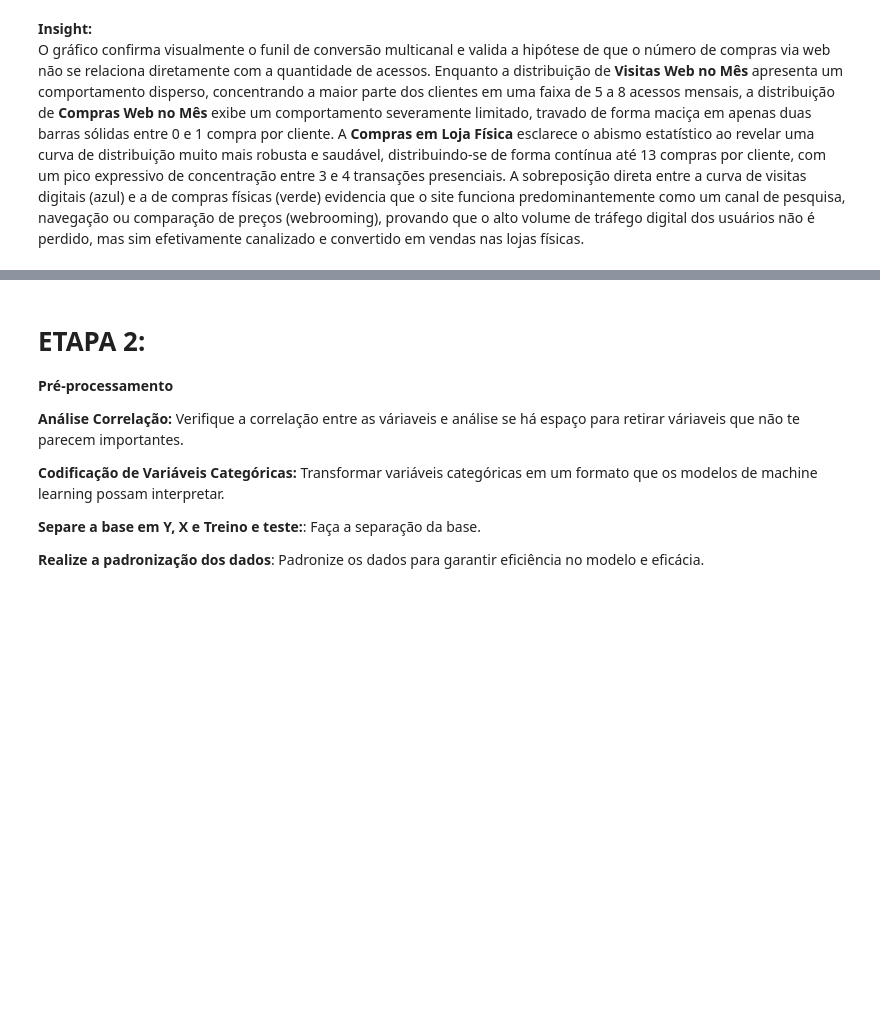
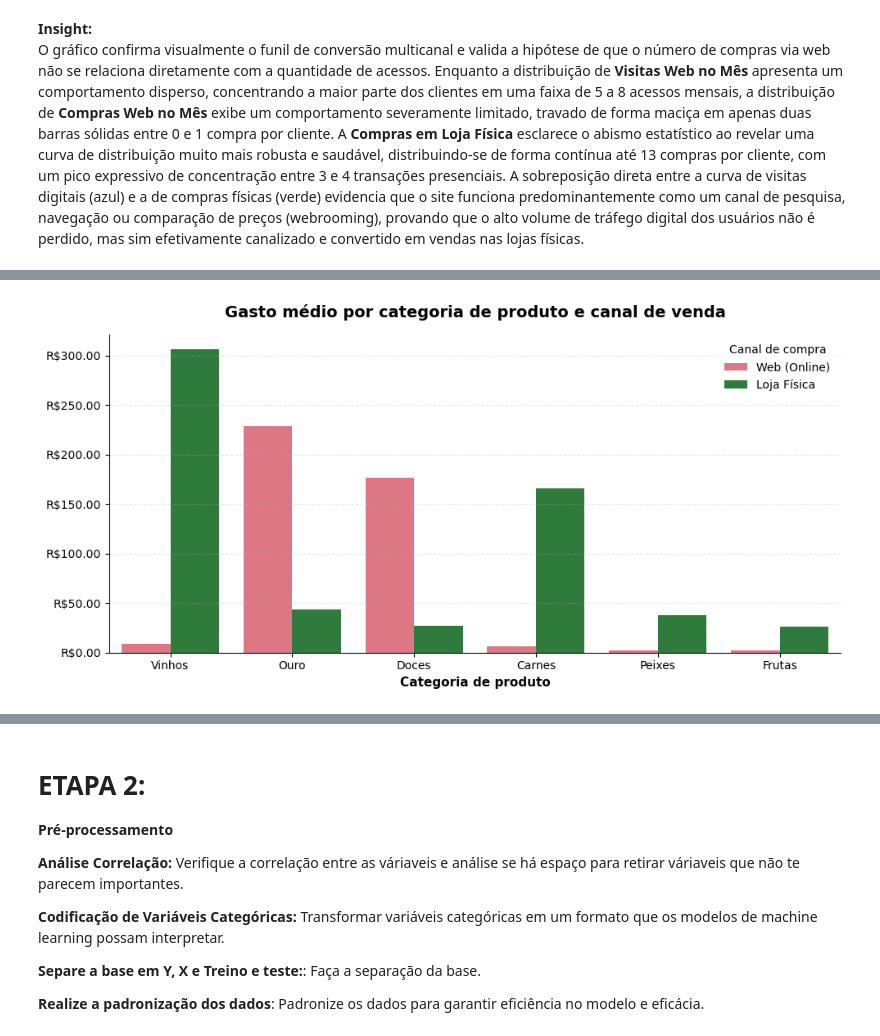
Before and after one commit to Fernandonneto/Machine_Learning_-_Previsao_intencao_compra_clientes_-_EBAC, a Jupyter notebook: Profissao Cientista de Dados M37 Projeto.ipynb, the cells around one changed output, grey strips where cells are left out. Saved outputs shown, nothing was run; the diff lists cells and outputs as text; code cells hidden in the pictures; blank space fills up the shorter version.

Commit message:
Conclusão da análise de dados dos valores gastos em cada produto diretamente do site e loja física

```diff
--- a/Profissao Cientista de Dados M37 Projeto.ipynb
+++ b/Profissao Cientista de Dados M37 Projeto.ipynb
@@ -527,0 +512,78 @@ Y = Num_Visitas_Web_Mes \
+# %%
+# Definir o perfil de preferência de canal do cliente com base no volume de transações
+def definir_canal_preferencial(linha):
+    if linha['Num_Compras_Web'] > linha['Num_Compras_Loja']:
+        return 'Web (Online)'
+    elif linha['Num_Compras_Loja'] > linha['Num_Compras_Web']:
+        return 'Loja Física'
+    else:
+        return 'Híbrido (Igual)'
+
+# Aplicação da classificação na base original
+base['Perfil_Canal'] = base.apply(definir_canal_preferencial, axis=1)
+
+# Filtragem dos clientes que possuem perfil digital ou presencial, excluindo os híbridos
+base_filtrada = base[base['Perfil_Canal'].isin(['Web (Online)', 'Loja Física'])]
+
+# Calcular o gasto total de cada produto para cada canal
+canais_gastos = []
+
+# Produtos
+produtos = ['Gasto_Vinhos', 'Gasto_Frutas', 'Gasto_Carnes', 'Gasto_Peixes', 'Gasto_Doces', 'Gasto_Ouro']
+
+dados_calculados = []
+for produto in produtos:
+    for perfil in ['Web (Online)', 'Loja Física']:
+        media_gasto = base_filtrada.loc[base_filtrada['Perfil_Canal'] == perfil, produto].mean()
+
+        dados_calculados.append({
+            'Produto': produto.replace('Gasto_', ''),
+            'Perfil do Consumidor': perfil,
+            'Gasto_Medio': media_gasto
+        })
+
+# Transformar o DataFrame em Seabor para plotar
+df_plot = pd.DataFrame(dados_calculados)
+
+# Ordenar os produtos com base no gasto médio total (somando os dois canais)
+ordem_produtos = (
+    df_plot.groupby('Produto')['Gasto_Medio']
+    .mean()
+    .sort_values(ascending=False)
+    .index.tolist()
+)
+
+# Configuração do tamanho do gráfico
+plt.figure(figsize=(10, 5))
+
+# Criação do gráfico de barras agrupadas (Campos lado a lado)
+sns.barplot(
+    data=df_plot,
+    x='Produto',
+    y='Gasto_Medio',
+    hue='Perfil do Consumidor',
+    order=ordem_produtos,
+    palette=['#EE6677', '#228833']
+)
+
+# Exibição do valor monetário no eixo y com formatação em reais (R$)
+formatter = FuncFormatter(lambda x, pos: f'R${x:,.2f}')
+plt.gca().yaxis.set_major_formatter(formatter)
+
+# Customizações e rótulos
+plt.title('Gasto médio por categoria de produto e canal de venda', fontsize=14, weight='bold', pad=15)
+plt.xlabel('Categoria de produto', fontsize=11, weight='bold')
+plt.ylabel('')
+plt.grid(axis='y', linestyle='--', alpha=0.3)
+
+# Ajuste da legenda
+plt.legend(title='Canal de compra', frameon=True, facecolor='white', edgecolor='none')
+
+# Limpeza de bordas desnecessárias
+sns.despine()
+
+# Exibição do gráfico
+plt.tight_layout()
+plt.show()
+# %% [output]
+[figure, added]
```
Also changed, not shown: parts of 7 cells of this notebook.
